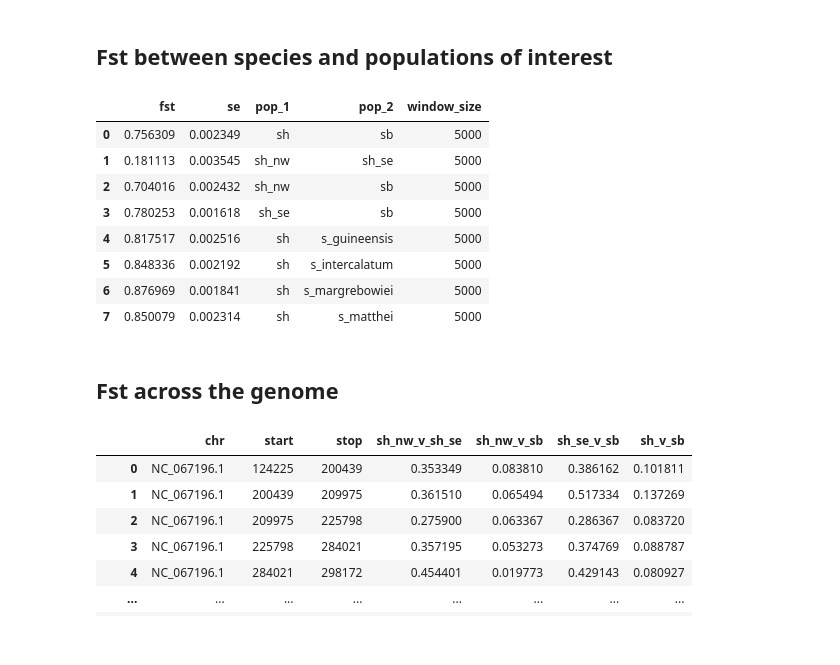
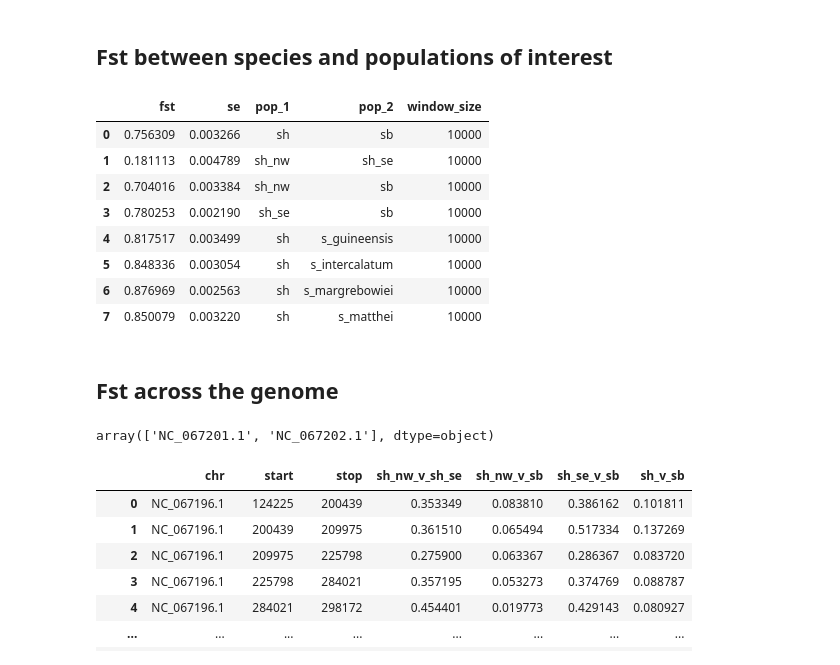
Before and after one commit to nealplatt/sch_hae_scan, a Jupyter notebook: code/08-population_structure.ipynb, the cells around one changed output. Drawn from its saved outputs; the diff is of its cells as text; code cells hidden in the pictures.

```diff
--- a/code/08-population_structure.ipynb
+++ b/code/08-population_structure.ipynb
@@ -1239,47 +1183,47 @@ kmeans_pop_idxs["sh"] = kmeans_pop_idxs["sh_nw"] + kmeans_pop_idxs["sh_se"]
 ## Fst between species and populations of interest
 # %%
 #this is for mappable snvs
-fst_window_size = 5_000
+fst_window_size = 10_000
 
 # Create a dictionary to store the population combinations
 pop_combos = { "sh_sb":     ["sh",    "sb"],
                "sh_nw_se":  ["sh_nw", "sh_se"],
                "sh_nw_sb":  ["sh_nw", "sb"],
                "sh_se_sb":  ["sh_se", "sb"],
                "sh_sg":     ["sh",    "s_guineensis"],
                "sh_si":     ["sh",    "s_intercalatum"],
                "sh_smar":   ["sh",    "s_margrebowiei"],
                "sh_smat":   ["sh",    "s_matthei"]
              }
 
 # Use a list comprehension to calculate fsts and ses
 fsts, ses = zip(*[allel.average_weir_cockerham_fst(gt, [kmeans_pop_idxs[pop_1], kmeans_pop_idxs[pop_2]], fst_window_size)[:2]
                   for pop_1, pop_2 in pop_combos.values()])
 
 # Use zip() to create pop_1s and pop_2s
 pop_1s, pop_2s = zip(*pop_combos.values())
 
 # Create the fst_df DataFrame
 fst_df = pd.DataFrame({ "fst": fsts,
                         "se": ses,
                         "pop_1": pop_1s,
                         "pop_2": pop_2s,
                         "window_size": fst_window_size
                        })
 
 #save and display df
 fst_df.to_csv("fsts.csv")
 fst_df
 # %% [output]
 |  | fst | se | pop_1 | pop_2 | window_size |
-| 0 | 0.756309 | 0.002349 | sh | sb | 5000 |
-| 1 | 0.181113 | 0.003545 | sh_nw | sh_se | 5000 |
-| 2 | 0.704016 | 0.002432 | sh_nw | sb | 5000 |
-| 3 | 0.780253 | 0.001618 | sh_se | sb | 5000 |
-| 4 | 0.817517 | 0.002516 | sh | s_guineensis | 5000 |
-| 5 | 0.848336 | 0.002192 | sh | s_intercalatum | 5000 |
-| 6 | 0.876969 | 0.001841 | sh | s_margrebowiei | 5000 |
-| 7 | 0.850079 | 0.002314 | sh | s_matthei | 5000 |
+| 0 | 0.756309 | 0.003266 | sh | sb | 10000 |
+| 1 | 0.181113 | 0.004789 | sh_nw | sh_se | 10000 |
+| 2 | 0.704016 | 0.003384 | sh_nw | sb | 10000 |
+| 3 | 0.780253 | 0.002190 | sh_se | sb | 10000 |
+| 4 | 0.817517 | 0.003499 | sh | s_guineensis | 10000 |
+| 5 | 0.848336 | 0.003054 | sh | s_intercalatum | 10000 |
+| 6 | 0.876969 | 0.002563 | sh | s_margrebowiei | 10000 |
+| 7 | 0.850079 | 0.003220 | sh | s_matthei | 10000 |
 # %% [markdown]
 ## Fst across the genome
 # %%
@@ -1304,3 +1248,7 @@ for sample in samples:
     kmeans_pop_idxs[pop].append(idx)
 
 kmeans_pop_idxs["sh"] = kmeans_pop_idxs["sh_nw"] + kmeans_pop_idxs["sh_se"]
+# %%
+uniq_chroms[-2:]
+# %% [output]
+array(['NC_067201.1', 'NC_067202.1'], dtype=object)
```
Also changed, not shown: parts of 23 cells of this notebook, 27 other files.
